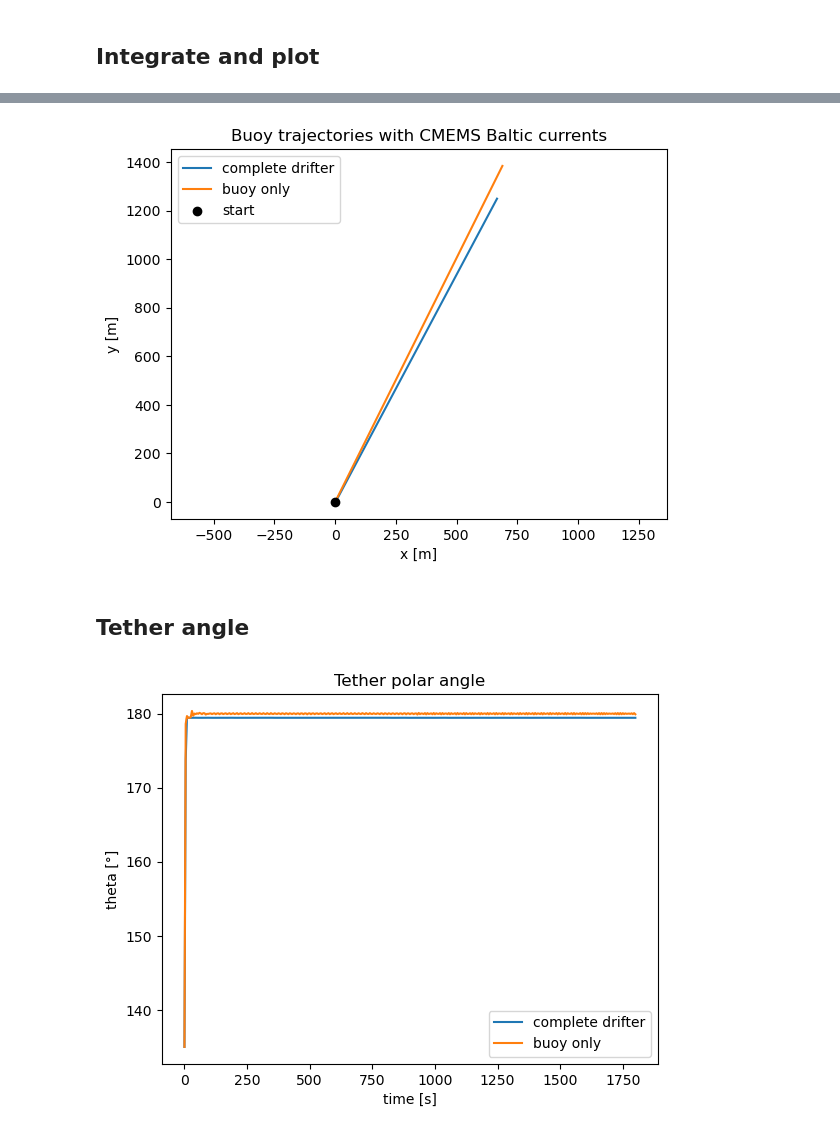
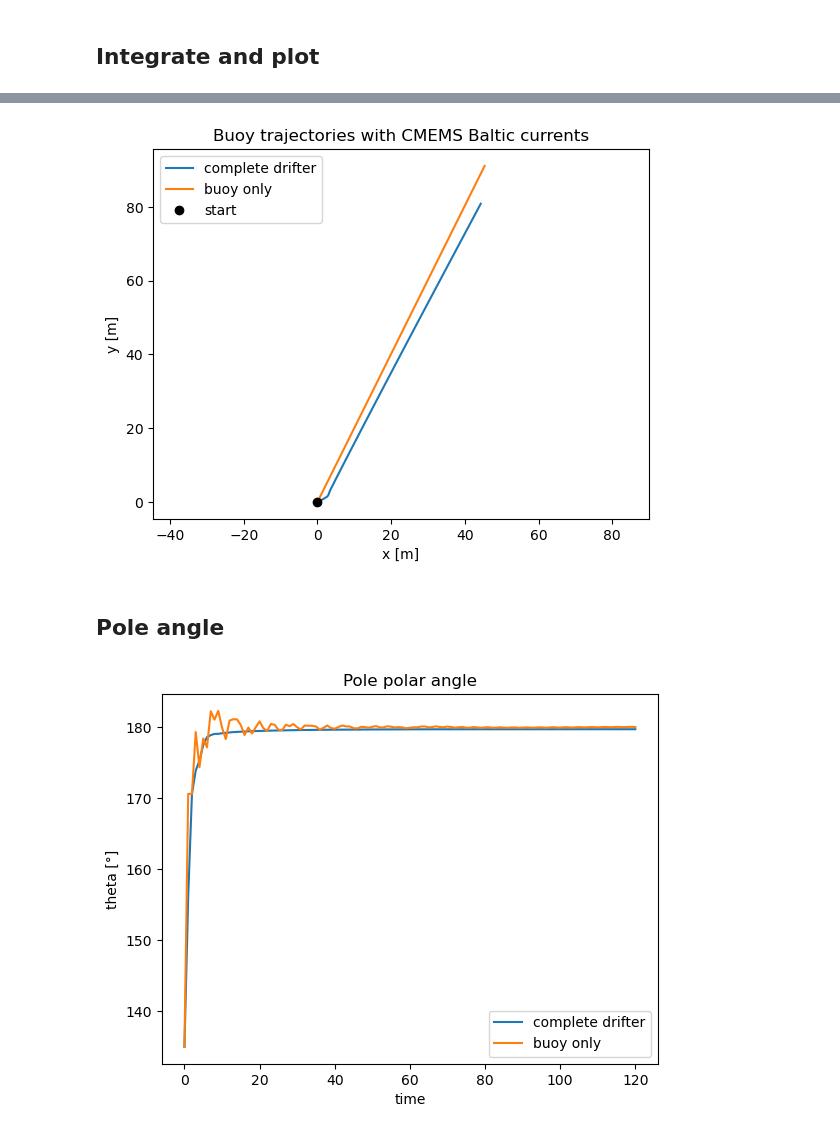
Before and after one commit to geomar-od-lagrange/mechanical_drifters, a Jupyter notebook: notebooks/03_test_with_cmems_data.ipynb, the cells around one changed output, grey strips where cells are left out. Saved outputs shown, nothing was run; the diff lists cells and outputs as text; code cells hidden in the pictures.

```diff
--- a/notebooks/03_test_with_cmems_data.ipynb
+++ b/notebooks/03_test_with_cmems_data.ipynb
@@ -86,11 +109,19 @@ drifter_buoy = DroguedDrifter(
 # %% [markdown]
 ## Integrate and plot
 # %%
-y0 = np.array([0.0, 0.0, 3 * np.pi / 4, 0.0, 0, 0, 0, 0])
-
-T = 1800.0
-dt = 5.0
+T = 120.0
+dt = 1.0
 t_eval = np.arange(0.0, T + dt, dt)
 # %%
-sol_complete = drifter_complete.get_full_solution((0, T), y0, t_eval=t_eval)
-sol_buoy = drifter_buoy.get_full_solution((0, T), y0, t_eval=t_eval)
+ds_complete = drifter_complete.get_full_solution(
+    t_span=(0, T),
+    theta=3 * np.pi / 4,
+    t_eval=t_eval,
+)
+ds_buoy = drifter_buoy.get_full_solution(
+    t_span=(0, T),
+    theta=3 * np.pi / 4,
+    t_eval=t_eval,
+)
+
+ds_complete
@@ -97,22 +142,23 @@ sol_buoy = drifter_buoy.get_full_solution((0, T), y0, t_eval=t_eval)
 # %%
-plt.plot(sol_complete.y[0], sol_complete.y[1], label="complete drifter")
-plt.plot(sol_buoy.y[0], sol_buoy.y[1], label="buoy only")
-plt.scatter([y0[0]], [y0[1]], color="k", zorder=5, label="start")
+plt.plot(ds_complete.x, ds_complete.y, label="complete drifter")
+plt.plot(ds_buoy.x, ds_buoy.y, label="buoy only")
+plt.plot(0, 0, "ko", label="start")
 plt.axis("equal")
 plt.xlabel("x [m]")
 plt.ylabel("y [m]")
 plt.legend()
-plt.title("Buoy trajectories with CMEMS Baltic currents");
+plt.title("Buoy trajectories with CMEMS Baltic currents")
+plt.show()
 # %% [output]
-[figure, old version]
+[figure, new version]
 # %% [markdown]
-## Tether angle
+## Pole angle
 # %%
-plt.plot(sol_complete.t, np.degrees(sol_complete.y[2]), label="complete drifter")
-plt.plot(sol_buoy.t, np.degrees(sol_buoy.y[2]), label="buoy only")
-plt.xlabel("time [s]")
+(ds_complete.theta * 180 / np.pi).plot(label="complete drifter")
+(ds_buoy.theta * 180 / np.pi).plot(label="buoy only")
 plt.ylabel("theta [°]")
 plt.legend()
-plt.title("Tether polar angle");
+plt.title("Pole polar angle")
+plt.show()
 # %% [output]
-[figure, old version]
+[figure, new version]
```
Also changed, not shown: parts of 4 cells of this notebook, 5 other files.
